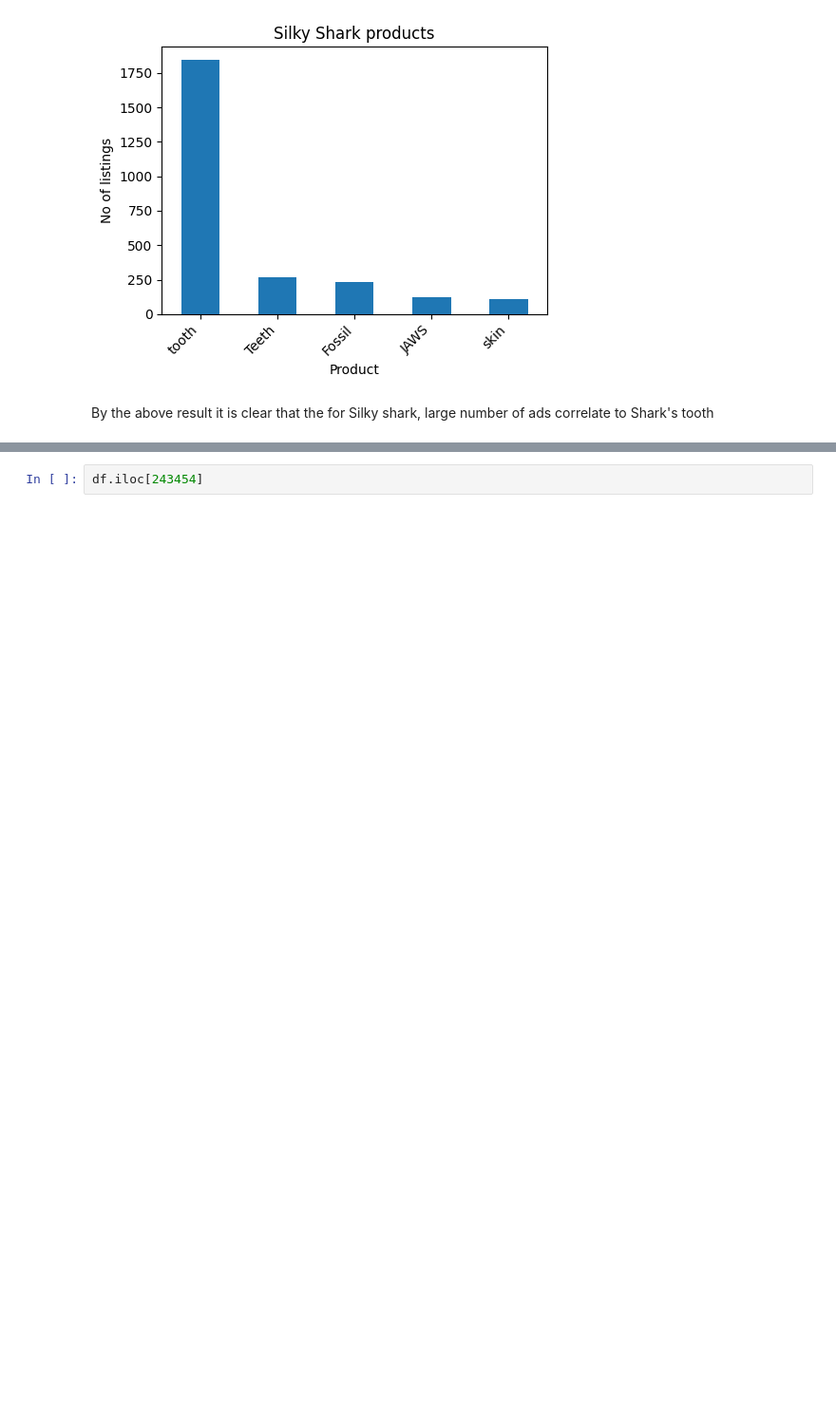
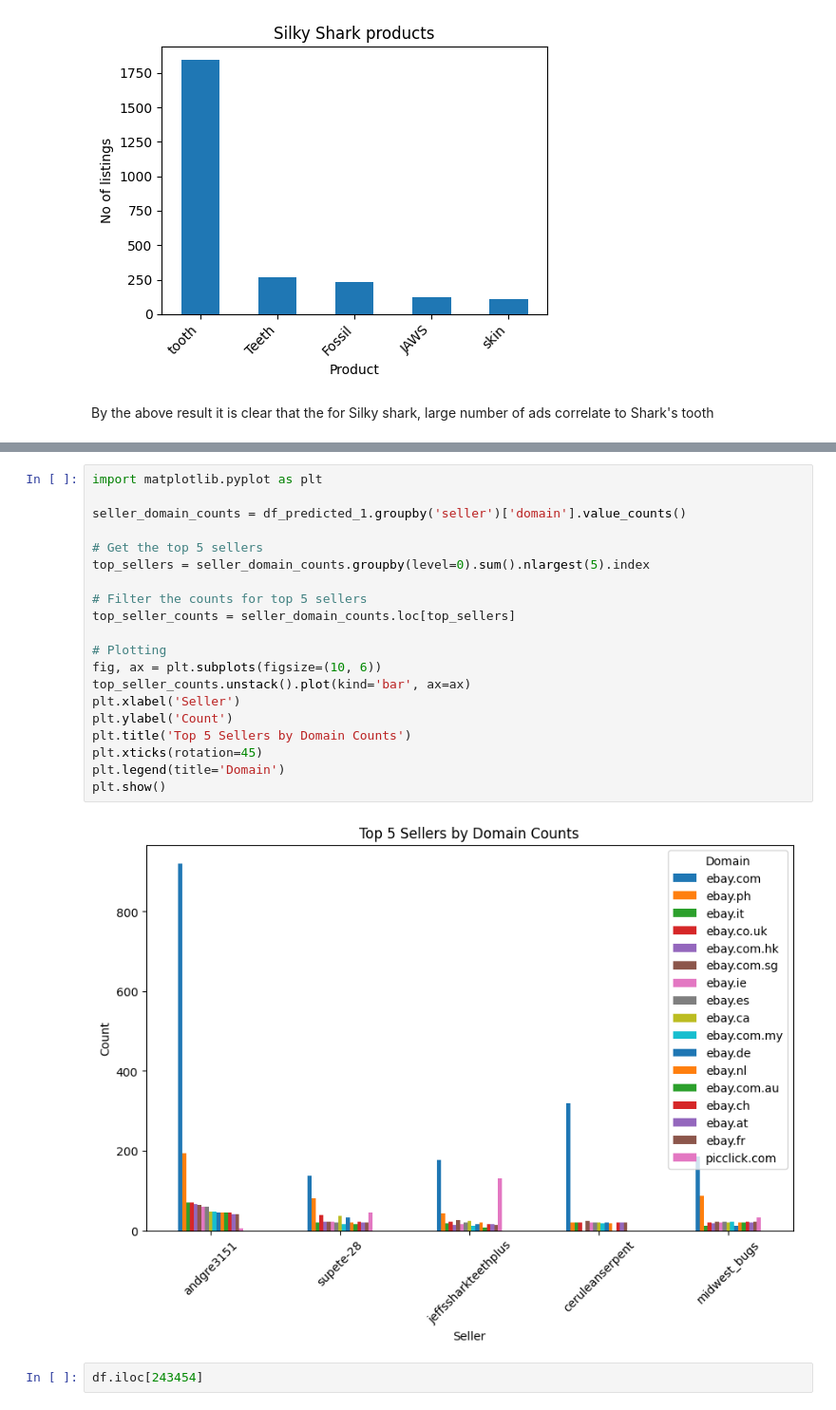
Before and after one commit to adityagouroju/Big-Data-Spring-2024-Final-Project, a Jupyter notebook: analysis.ipynb, the cells around one changed output, grey strips where cells are left out. Shown at 95% size. Drawn from its saved outputs; the diff is of its cells as text; blank space fills up the shorter version.

Commit message:
added more analysis on the sellers

```diff
--- a/analysis.ipynb
+++ b/analysis.ipynb
@@ -151,3 +169,25 @@ By the above result it is clear that the for Silky shark, large number of ads co
+# %%
+import matplotlib.pyplot as plt
+
+seller_domain_counts = df_predicted_1.groupby('seller')['domain'].value_counts()
+
+# Get the top 5 sellers
+top_sellers = seller_domain_counts.groupby(level=0).sum().nlargest(5).index
+
+# Filter the counts for top 5 sellers
+top_seller_counts = seller_domain_counts.loc[top_sellers]
+
+# Plotting
+fig, ax = plt.subplots(figsize=(10, 6))
+top_seller_counts.unstack().plot(kind='bar', ax=ax)
+plt.xlabel('Seller')
+plt.ylabel('Count')
+plt.title('Top 5 Sellers by Domain Counts')
+plt.xticks(rotation=45)
+plt.legend(title='Domain')
+plt.show()
+# %% [output]
+[figure, added]
 # %%
 df.iloc[243454]
 # %% [output]
```
Also changed, not shown: parts of 8 cells of this notebook.
